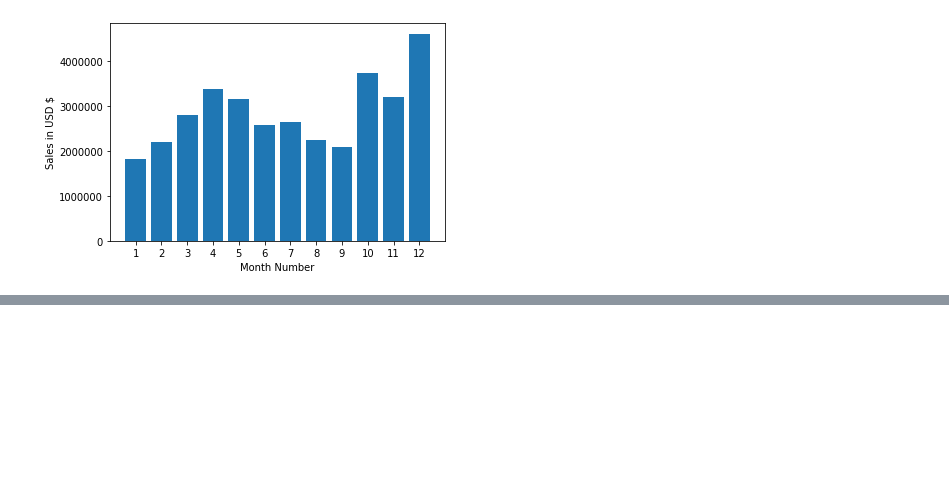
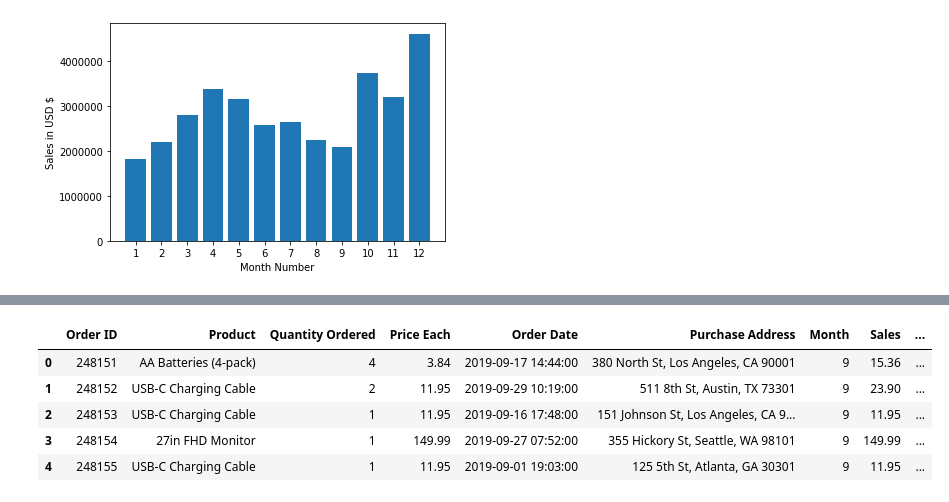
Before and after one commit to decipher07/Sales-Analysis, a Jupyter notebook: Sales_Analysis .ipynb, the cells around one changed output, grey strips where cells are left out. Saved outputs shown, nothing was run; the diff lists cells and outputs as text; code cells hidden in the pictures; blank space fills up the shorter version.

```diff
--- a/Sales_Analysis .ipynb
+++ b/Sales_Analysis .ipynb
@@ -198,0 +231,10 @@ plt.show()
+# %%
+all_data['Order Date'] = pd.to_datetime(all_data['Order Date'])
+all_data.head()
+# %% [output]
+|  | Order ID | Product | Quantity Ordered | Price Each | Order Date | Purchase Address | Month | Sales | ... |
+| 0 | 248151 | AA Batteries (4-pack) | 4 | 3.84 | 2019-09-17 14:44:00 | 380 North St, Los Angeles, CA 90001 | 9 | 15.36 | ... |
+| 1 | 248152 | USB-C Charging Cable | 2 | 11.95 | 2019-09-29 10:19:00 | 511 8th St, Austin, TX 73301 | 9 | 23.90 | ... |
+| 2 | 248153 | USB-C Charging Cable | 1 | 11.95 | 2019-09-16 17:48:00 | 151 Johnson St, Los Angeles, CA 9... | 9 | 11.95 | ... |
+| 3 | 248154 | 27in FHD Monitor | 1 | 149.99 | 2019-09-27 07:52:00 | 355 Hickory St, Seattle, WA 98101 | 9 | 149.99 | ... |
+| 4 | 248155 | USB-C Charging Cable | 1 | 11.95 | 2019-09-01 19:03:00 | 125 5th St, Atlanta, GA 30301 | 9 | 11.95 | ... |
```
Also changed, not shown: parts of 5 cells of this notebook.
